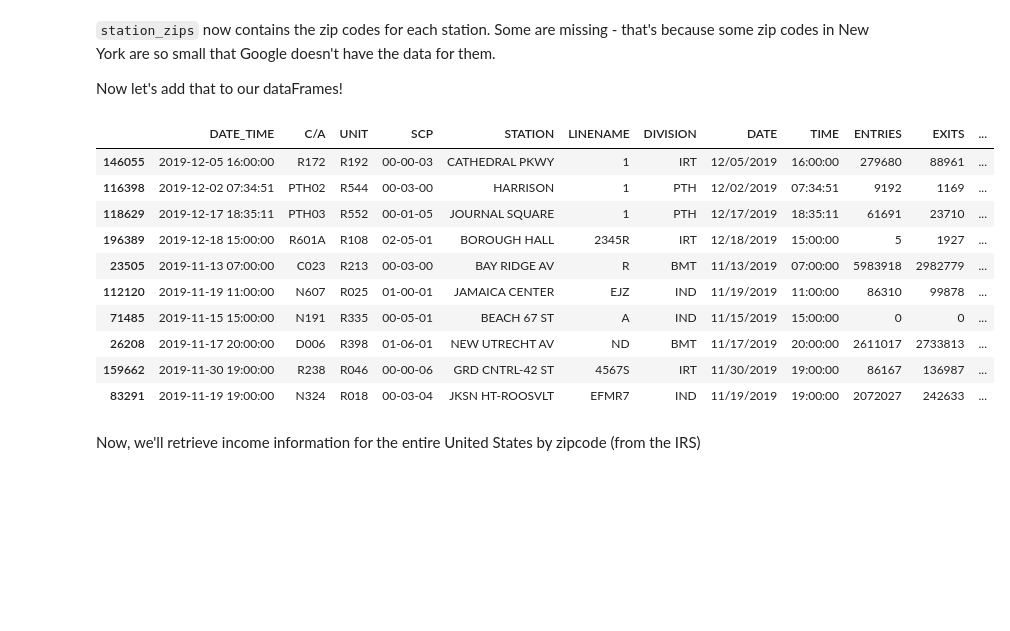
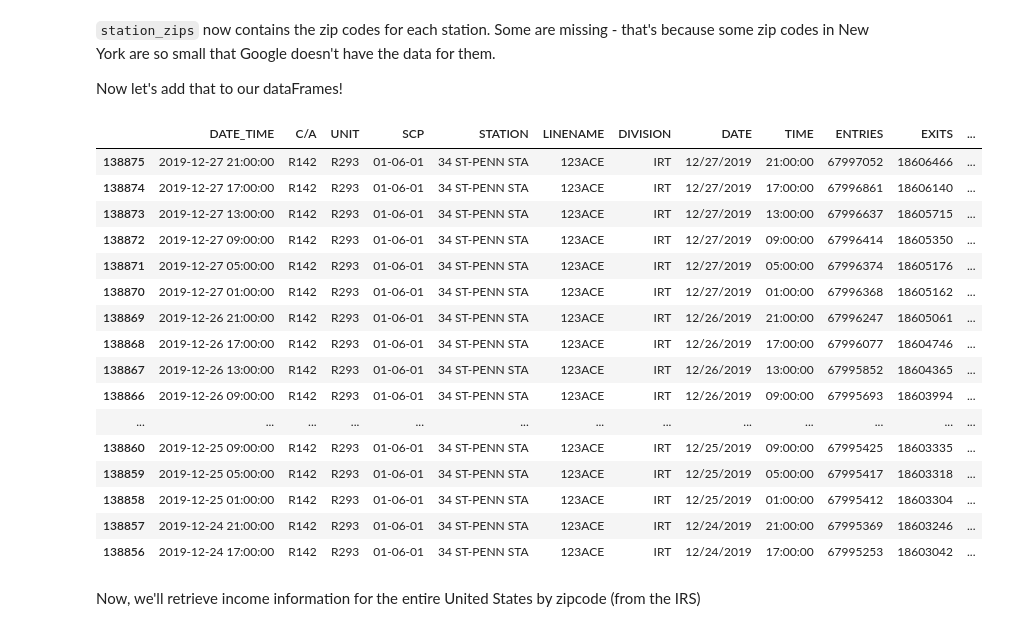
Before and after one commit to weizhao-BME/metis-project1, a Jupyter notebook: code/wtwy_data_merge.ipynb, the cells around one changed output. Saved outputs shown, nothing was run; the diff lists cells and outputs as text; code cells hidden in the pictures; blank space fills up the shorter version.

```diff
--- a/code/wtwy_data_merge.ipynb
+++ b/code/wtwy_data_merge.ipynb
@@ -210,21 +236,28 @@ new_dict
 
 Now let's add that to our dataFrames!
 # %%
-mta_station_info['ZIPCODE'] = mta_station_info['STATION'].str.upper().map(station_zips)
-df_turnstiles['ZIPCODE'] = df_turnstiles['STATION'].map(station_zips)
-df_turnstiles.sample(10)
+# df_turnstiles['ZIPCODE'] = mta_station_info['STATION'].str.upper().map(station_zips)
+df_turnstiles['ZIPCODE'] = df_turnstiles['STATION'].map(new_dict)
+mask = df_turnstiles.STATION == '34 ST-PENN STA'
+df_turnstiles[mask].head(20)
 # %% [output]
 |  | DATE_TIME | C/A | UNIT | SCP | STATION | LINENAME | DIVISION | DATE | TIME | ENTRIES | EXITS | ... |
-| 146055 | 2019-12-05 16:00:00 | R172 | R192 | 00-00-03 | CATHEDRAL PKWY | 1 | IRT | 12/05/2019 | 16:00:00 | 279680 | 88961 | ... |
-| 116398 | 2019-12-02 07:34:51 | PTH02 | R544 | 00-03-00 | HARRISON | 1 | PTH | 12/02/2019 | 07:34:51 | 9192 | 1169 | ... |
-| 118629 | 2019-12-17 18:35:11 | PTH03 | R552 | 00-01-05 | JOURNAL SQUARE | 1 | PTH | 12/17/2019 | 18:35:11 | 61691 | 23710 | ... |
-| 196389 | 2019-12-18 15:00:00 | R601A | R108 | 02-05-01 | BOROUGH HALL | 2345R | IRT | 12/18/2019 | 15:00:00 | 5 | 1927 | ... |
-| 23505 | 2019-11-13 07:00:00 | C023 | R213 | 00-03-00 | BAY RIDGE AV | R | BMT | 11/13/2019 | 07:00:00 | 5983918 | 2982779 | ... |
-| 112120 | 2019-11-19 11:00:00 | N607 | R025 | 01-00-01 | JAMAICA CENTER | EJZ | IND | 11/19/2019 | 11:00:00 | 86310 | 99878 | ... |
-| 71485 | 2019-11-15 15:00:00 | N191 | R335 | 00-05-01 | BEACH 67 ST | A | IND | 11/15/2019 | 15:00:00 | 0 | 0 | ... |
-| 26208 | 2019-11-17 20:00:00 | D006 | R398 | 01-06-01 | NEW UTRECHT AV | ND | BMT | 11/17/2019 | 20:00:00 | 2611017 | 2733813 | ... |
-| 159662 | 2019-11-30 19:00:00 | R238 | R046 | 00-00-06 | GRD CNTRL-42 ST | 4567S | IRT | 11/30/2019 | 19:00:00 | 86167 | 136987 | ... |
-| 83291 | 2019-11-19 19:00:00 | N324 | R018 | 00-03-04 | JKSN HT-ROOSVLT | EFMR7 | IND | 11/19/2019 | 19:00:00 | 2072027 | 242633 | ... |
+| 138875 | 2019-12-27 21:00:00 | R142 | R293 | 01-06-01 | 34 ST-PENN STA | 123ACE | IRT | 12/27/2019 | 21:00:00 | 67997052 | 18606466 | ... |
+| 138874 | 2019-12-27 17:00:00 | R142 | R293 | 01-06-01 | 34 ST-PENN STA | 123ACE | IRT | 12/27/2019 | 17:00:00 | 67996861 | 18606140 | ... |
+| 138873 | 2019-12-27 13:00:00 | R142 | R293 | 01-06-01 | 34 ST-PENN STA | 123ACE | IRT | 12/27/2019 | 13:00:00 | 67996637 | 18605715 | ... |
+| 138872 | 2019-12-27 09:00:00 | R142 | R293 | 01-06-01 | 34 ST-PENN STA | 123ACE | IRT | 12/27/2019 | 09:00:00 | 67996414 | 18605350 | ... |
+| 138871 | 2019-12-27 05:00:00 | R142 | R293 | 01-06-01 | 34 ST-PENN STA | 123ACE | IRT | 12/27/2019 | 05:00:00 | 67996374 | 18605176 | ... |
+| 138870 | 2019-12-27 01:00:00 | R142 | R293 | 01-06-01 | 34 ST-PENN STA | 123ACE | IRT | 12/27/2019 | 01:00:00 | 67996368 | 18605162 | ... |
+| 138869 | 2019-12-26 21:00:00 | R142 | R293 | 01-06-01 | 34 ST-PENN STA | 123ACE | IRT | 12/26/2019 | 21:00:00 | 67996247 | 18605061 | ... |
+| 138868 | 2019-12-26 17:00:00 | R142 | R293 | 01-06-01 | 34 ST-PENN STA | 123ACE | IRT | 12/26/2019 | 17:00:00 | 67996077 | 18604746 | ... |
+| 138867 | 2019-12-26 13:00:00 | R142 | R293 | 01-06-01 | 34 ST-PENN STA | 123ACE | IRT | 12/26/2019 | 13:00:00 | 67995852 | 18604365 | ... |
+| 138866 | 2019-12-26 09:00:00 | R142 | R293 | 01-06-01 | 34 ST-PENN STA | 123ACE | IRT | 12/26/2019 | 09:00:00 | 67995693 | 18603994 | ... |
+| ... | ... | ... | ... | ... | ... | ... | ... | ... | ... | ... | ... | ... |
+| 138860 | 2019-12-25 09:00:00 | R142 | R293 | 01-06-01 | 34 ST-PENN STA | 123ACE | IRT | 12/25/2019 | 09:00:00 | 67995425 | 18603335 | ... |
+| 138859 | 2019-12-25 05:00:00 | R142 | R293 | 01-06-01 | 34 ST-PENN STA | 123ACE | IRT | 12/25/2019 | 05:00:00 | 67995417 | 18603318 | ... |
+| 138858 | 2019-12-25 01:00:00 | R142 | R293 | 01-06-01 | 34 ST-PENN STA | 123ACE | IRT | 12/25/2019 | 01:00:00 | 67995412 | 18603304 | ... |
+| 138857 | 2019-12-24 21:00:00 | R142 | R293 | 01-06-01 | 34 ST-PENN STA | 123ACE | IRT | 12/24/2019 | 21:00:00 | 67995369 | 18603246 | ... |
+| 138856 | 2019-12-24 17:00:00 | R142 | R293 | 01-06-01 | 34 ST-PENN STA | 123ACE | IRT | 12/24/2019 | 17:00:00 | 67995253 | 18603042 | ... |
 # %% [markdown]
 Now, we'll retrieve income information for the entire United States by zipcode (from the IRS)
 # %%
```
Also changed, not shown: parts of 23 cells of this notebook, 10 other files.
